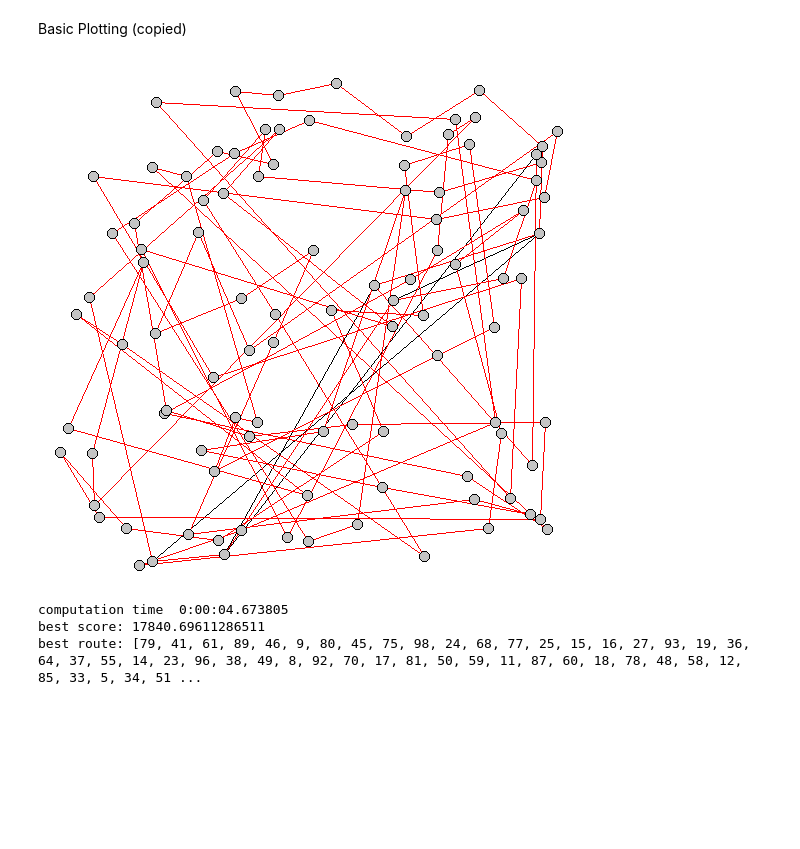
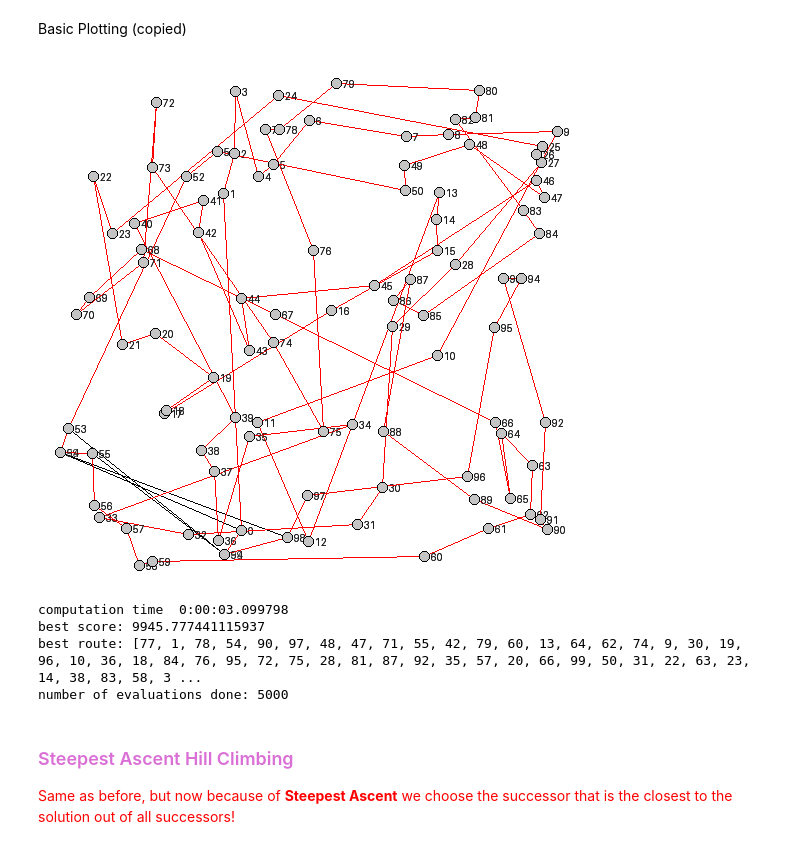
Before and after one commit to sonjaJolanda/Search-Based-Software-Engineering, a Jupyter notebook: Aufgabe_1/Aufgabenblatt_1_Lösung.ipynb, the cells around one changed output. Saved outputs shown, nothing was run; the diff lists cells and outputs as text; code cells hidden in the pictures; blank space fills up the shorter version.

```diff
--- a/Aufgabe_1/Aufgabenblatt_1_Lösung.ipynb
+++ b/Aufgabe_1/Aufgabenblatt_1_Lösung.ipynb
@@ -181,6 +183,7 @@ from IPython.display import HTML, display, clear_output, update_display
 from PIL import Image, ImageDraw, ImageFont
 import random
 import time
+
 
 class History:
     def __init__(self, plot_slowdown=0.0001):
@@ -193,8 +196,8 @@ class History:
 
     def log(self, best, candidate):
         if not self.tours or time.time() - self.last_plot > 1:
-            filename = "test"+str(max_evaluations)+".PNG"
-            tours={"black":candidate, "red": best}
+            filename = "test" + str(max_evaluations) + ".PNG"
+            tours = {"black": candidate, "red": best}
             self.write_tours_to_img(coords, tours, filename, open(filename, "ab"))
             self.tours.append(best)
             self.last_plot = time.time()
@@ -205,31 +208,33 @@ class History:
         coords = deepcopy(coords)
         padding = 20
         # shift all coords a bit inwards
-        coords = [(x+padding,y+padding) for (x,y) in coords]
-        maxx, maxy = 0,0
-        for x,y in coords:
-            maxx = max(x,maxx)
-            maxy = max(y,maxy)
+        coords = [(x + padding, y + padding) for (x, y) in coords]
+        maxx, maxy = 0, 0
+        for x, y in coords:
+            maxx = max(x, maxx)
+            maxy = max(y, maxy)
         maxx += padding
         maxy += padding
-        img = Image.new("RGB",(int(maxx), int(maxy)), color=(255,255,255))
+        img = Image.new("RGB", (int(maxx), int(maxy)), color=(255, 255, 255))
 
-        font=ImageFont.load_default()
-        d=ImageDraw.Draw(img);
+        font = ImageFont.load_default()
+        d = ImageDraw.Draw(img)
         for color, tour in tours.items():
             num_cities = len(tour)
             for i in range(num_cities):
-                j = (i+1) % num_cities
+                j = (i + 1) % num_cities
                 city_i = tour[i]
                 city_j = tour[j]
-                x1,y1 = coords[city_i]
-                x2,y2 = coords[city_j]
+                x1, y1 = coords[city_i]
+                x2, y2 = coords[city_j]
                 d.line((int(x1), int(y1), int(x2), int(y2)), fill=color)
-                #d.text((int(x1)+7, int(y1)-5), str(i), font=font, fill=(32,32,32))
+                d.text((int(x1) + 7, int(y1) - 5), str(i), font=font, fill=(32, 32, 32))
 
-        for x,y in coords:
-            x,y = int(x), int(y)
-            d.ellipse((x-5, y-5, x+5, y+5), outline=(0,0,0), fill=(196,196,196))
+        for x, y in coords:
+            x, y = int(x), int(y)
+            d.ellipse(
+                (x - 5, y - 5, x + 5, y + 5), outline=(0, 0, 0), fill=(196, 196, 196)
+            )
 
         del d
         display_id = title
@@ -258,11 +264,15 @@ def do_hc_evaluations(evaluations, move_operator=swapped_cities, plot_slowdown=0
 # %%
 move_operator = swapped_cities
-#move_operator = reversed_sections
-max_evaluations = 500
-#do_hc_evaluations(max_evaluations,move_operator)
-do_hc_evaluations(max_evaluations,move_operator, plot_slowdown=10e-3)
+# move_operator = reversed_sections
+max_evaluations = 5000
+# do_hc_evaluations(max_evaluations,move_operator)
+do_hc_evaluations(max_evaluations, move_operator, plot_slowdown=50e-5)
 # %% [output]
-[figure, old version]
+[figure, new version]
-computation time  0:00:04.673805
-best score: 17840.69611286511
-best route: [79, 41, 61, 89, 46, 9, 80, 45, 75, 98, 24, 68, 77, 25, 15, 16, 27, 93, 19, 36, 64, 37, 55, 14, 23, 96, 38, 49, 8, 92, 70, 17, 81, 50, 59, 11, 87, 60, 18, 78, 48, 58, 12, 85, 33, 5, 34, 51 ...
+computation time  0:00:03.099798
+best score: 9945.777441115937
+best route: [77, 1, 78, 54, 90, 97, 48, 47, 71, 55, 42, 79, 60, 13, 64, 62, 74, 9, 30, 19, 96, 10, 36, 18, 84, 76, 95, 72, 75, 28, 81, 87, 92, 35, 57, 20, 66, 99, 50, 31, 22, 63, 23, 14, 38, 83, 58, 3 ...
+number of evaluations done: 5000
+# %% [markdown]
+### <a style="color:orchid" id='steepest-ascent-hill-climbing'>Steepest Ascent Hill Climbing</a>
+<span style="color:red">Same as before, but now because of **Steepest Ascent** we choose the successor that is the closest to the solution out of all successors!</span>
```
Also changed, not shown: parts of 18 cells of this notebook.
